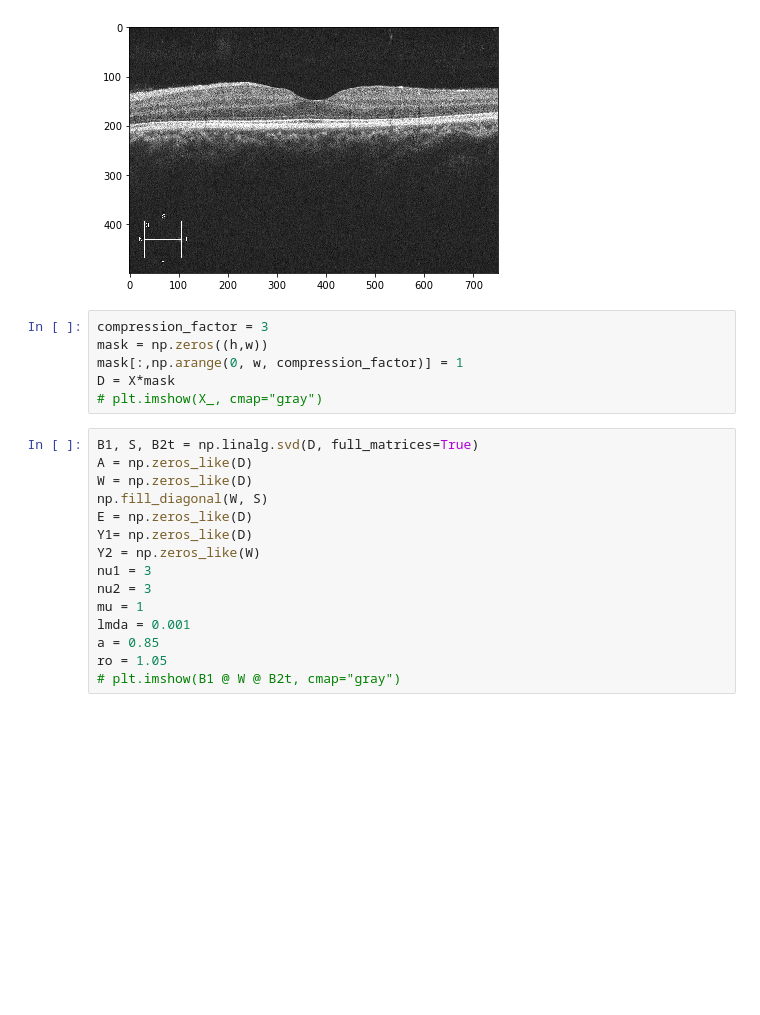
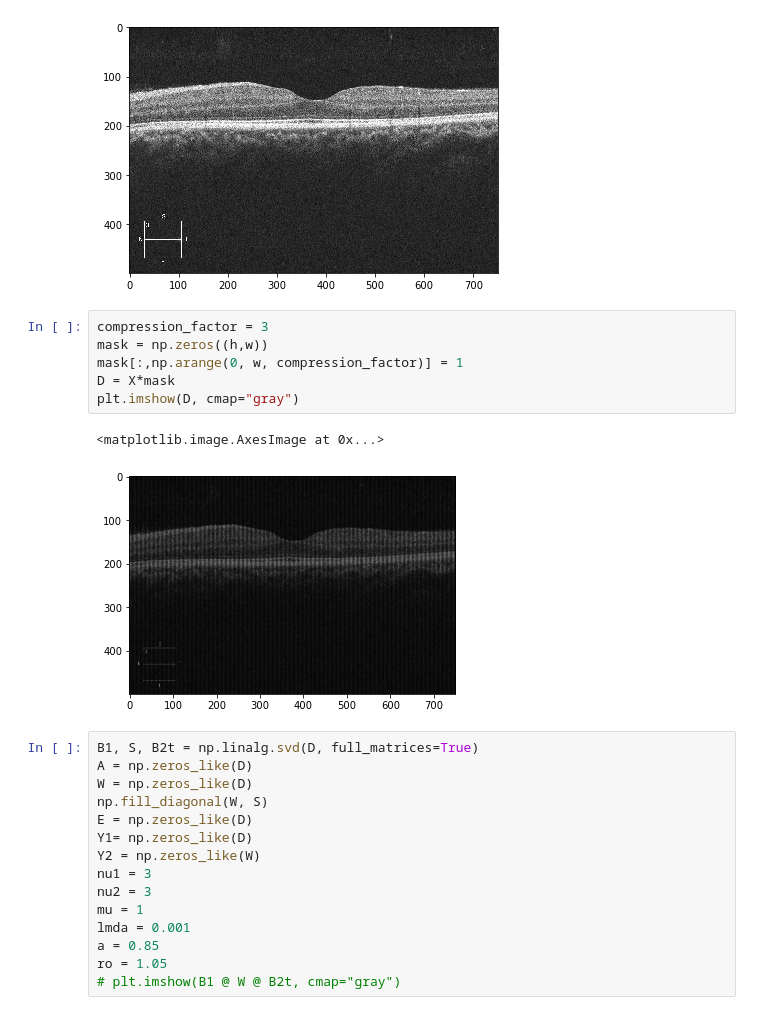
Before and after one commit to zvi-goldstein/E6876_Final_Project, a Jupyter notebook: OCT_reconstruction.ipynb, the cells around one changed output. Drawn from its saved outputs; the diff is of its cells as text; blank space fills up the shorter version.

```diff
--- a/OCT_reconstruction.ipynb
+++ b/OCT_reconstruction.ipynb
@@ -14,9 +14,12 @@ imshow(X)
 # %%
 compression_factor = 3
 mask = np.zeros((h,w))
 mask[:,np.arange(0, w, compression_factor)] = 1
 D = X*mask
-# plt.imshow(X_, cmap="gray")
+plt.imshow(D, cmap="gray")
+# %% [output]
+<matplotlib.image.AxesImage at 0x...>
+[figure, added]
 # %%
 B1, S, B2t = np.linalg.svd(D, full_matrices=True)
 A = np.zeros_like(D)
```
Also changed, not shown: parts of 3 cells of this notebook.
